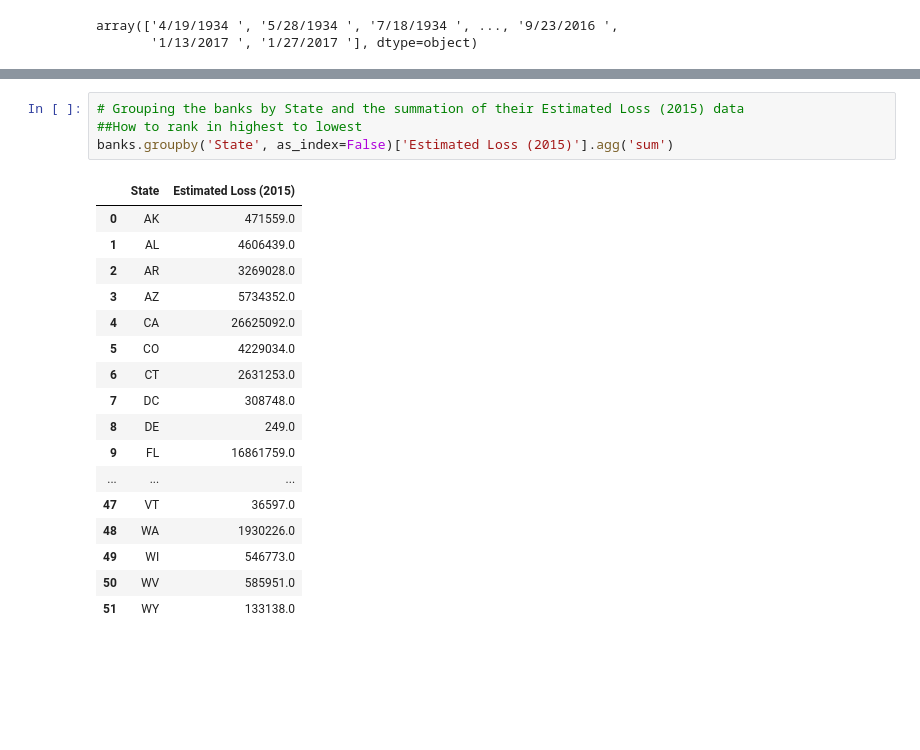
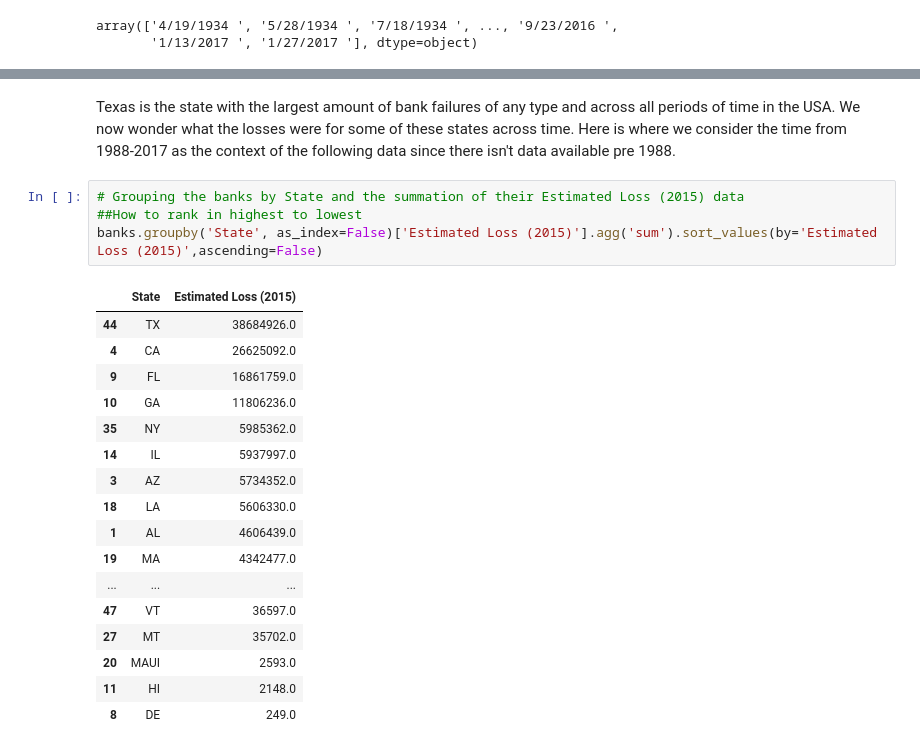
Before and after one commit to bar10009/Thinkful-Capstone-, a Jupyter notebook: Capstone Project 2018.ipynb, the cells around one changed output, grey strips where cells are left out. Saved outputs shown, nothing was run; the diff lists cells and outputs as text; blank space fills up the shorter version.

```diff
--- a/Capstone Project 2018.ipynb
+++ b/Capstone Project 2018.ipynb
@@ -348,24 +366,27 @@ banks_by_state.sort_values(by='Institution Name', ascending=False).iloc[0:5]
+# %% [markdown]
+Texas is the state with the largest amount of bank failures of any type and across all periods of time in the USA.
+We now wonder what the losses were for some of these states across time. Here is where we consider the time from 1988-2017 as the context of the following data since there isn't data available pre 1988.
 # %%
 # Grouping the banks by State and the summation of their Estimated Loss (2015) data
 ##How to rank in highest to lowest
-banks.groupby('State', as_index=False)['Estimated Loss (2015)'].agg('sum')
+banks.groupby('State', as_index=False)['Estimated Loss (2015)'].agg('sum').sort_values(by='Estimated Loss (2015)',ascending=False)
 # %% [output]
 |  | State | Estimated Loss (2015) |
-| 0 | AK | 471559.0 |
+| 44 | TX | 38684926.0 |
+| 4 | CA | 26625092.0 |
+| 9 | FL | 16861759.0 |
+| 10 | GA | 11806236.0 |
+| 35 | NY | 5985362.0 |
+| 14 | IL | 5937997.0 |
+| 3 | AZ | 5734352.0 |
+| 18 | LA | 5606330.0 |
 | 1 | AL | 4606439.0 |
-| 2 | AR | 3269028.0 |
-| 3 | AZ | 5734352.0 |
-| 4 | CA | 26625092.0 |
-| 5 | CO | 4229034.0 |
-| 6 | CT | 2631253.0 |
-| 7 | DC | 308748.0 |
-| 8 | DE | 249.0 |
-| 9 | FL | 16861759.0 |
+| 19 | MA | 4342477.0 |
 | ... | ... | ... |
 | 47 | VT | 36597.0 |
-| 48 | WA | 1930226.0 |
-| 49 | WI | 546773.0 |
-| 50 | WV | 585951.0 |
-| 51 | WY | 133138.0 |
+| 27 | MT | 35702.0 |
+| 20 | MAUI | 2593.0 |
+| 11 | HI | 2148.0 |
+| 8 | DE | 249.0 |
 # %%
 # Top five banks with estimated losses
```
Also changed, not shown: parts of 15 cells of this notebook.
